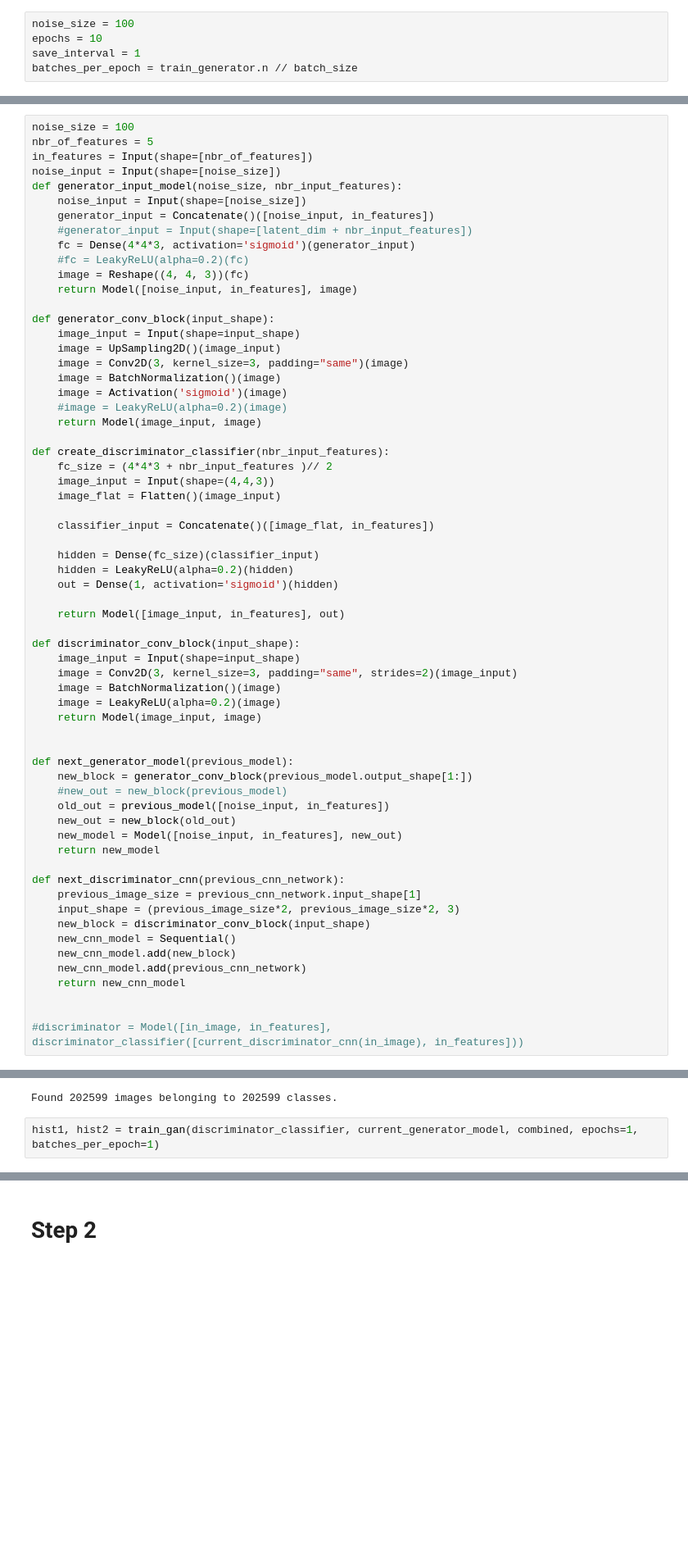
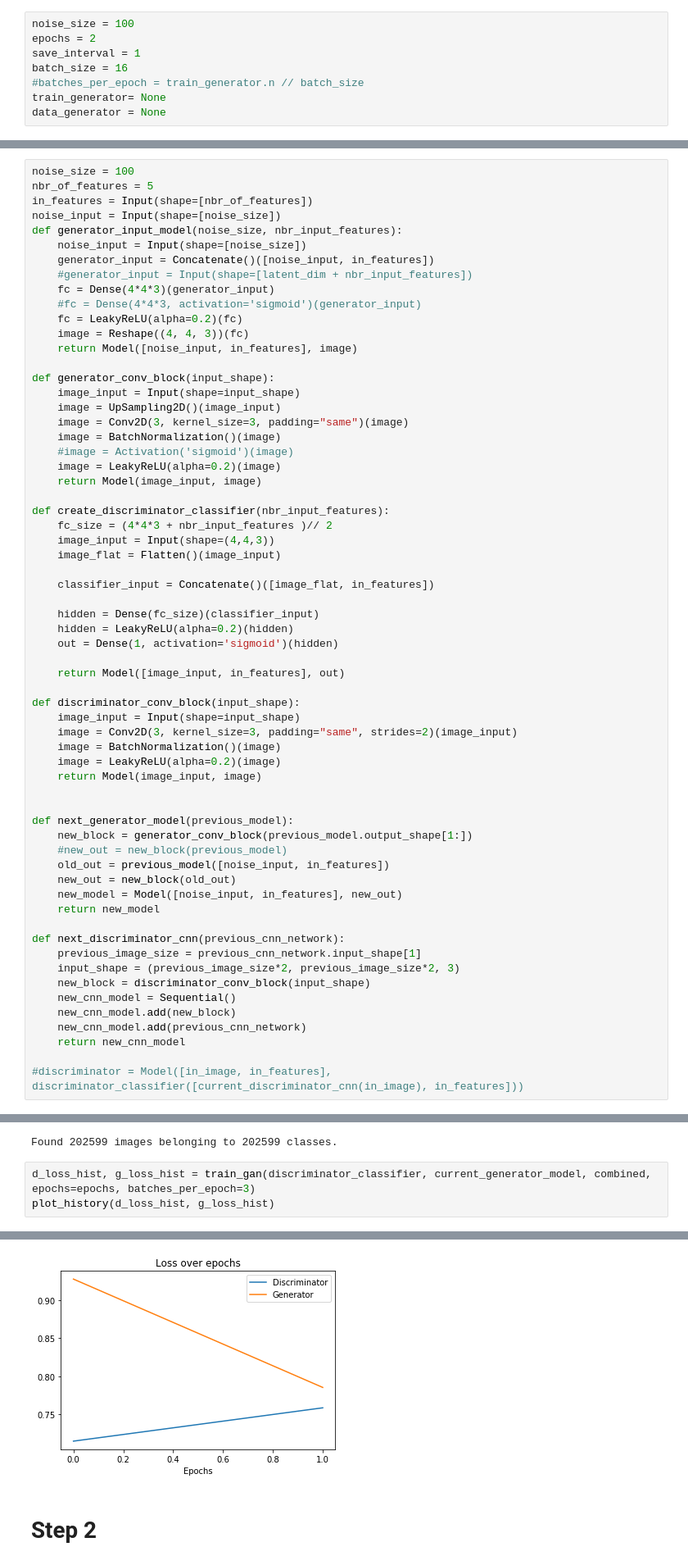
Before and after one commit to isakhjortgren/SSY340-GAN-project, a Jupyter notebook: Project.ipynb, the cells around one changed output, grey strips where cells are left out. Shown: that part at 82% size. Saved outputs shown, nothing was run; the diff lists cells and outputs as text; blank space fills up the shorter version.

```diff
--- a/Project.ipynb
+++ b/Project.ipynb
@@ -71,6 +71,9 @@ plt.imshow(x[10])
 ### Parameters
 # %%
 noise_size = 100
-epochs = 10
+epochs = 2
 save_interval = 1
-batches_per_epoch = train_generator.n // batch_size
+batch_size = 16
+#batches_per_epoch = train_generator.n // batch_size
+train_generator= None
+data_generator = None
@@ -90,8 +91,9 @@ def generator_input_model(noise_size, nbr_input_features):
     noise_input = Input(shape=[noise_size])
     generator_input = Concatenate()([noise_input, in_features])
     #generator_input = Input(shape=[latent_dim + nbr_input_features])
-    fc = Dense(4*4*3, activation='sigmoid')(generator_input)
-    #fc = LeakyReLU(alpha=0.2)(fc)
+    fc = Dense(4*4*3)(generator_input)
+    #fc = Dense(4*4*3, activation='sigmoid')(generator_input)
+    fc = LeakyReLU(alpha=0.2)(fc)
     image = Reshape((4, 4, 3))(fc)
     return Model([noise_input, in_features], image)
 
@@ -100,8 +102,8 @@ def generator_conv_block(input_shape):
     image = UpSampling2D()(image_input)
     image = Conv2D(3, kernel_size=3, padding="same")(image)
     image = BatchNormalization()(image)
-    image = Activation('sigmoid')(image)
-    #image = LeakyReLU(alpha=0.2)(image)
+    #image = Activation('sigmoid')(image)
+    image = LeakyReLU(alpha=0.2)(image)
     return Model(image_input, image)
 
 def create_discriminator_classifier(nbr_input_features):
@@ -142,5 +144,4 @@ def next_discriminator_cnn(previous_cnn_network):
     new_cnn_model.add(previous_cnn_network)
     return new_cnn_model
 
-
 #discriminator = Model([in_image, in_features], discriminator_classifier([current_discriminator_cnn(in_image), in_features]))
@@ -214,6 +308,7 @@ data_generator, train_generator = get_data_generators(4)
 # %% [output]
 Found 202599 images belonging to 202599 classes.
 # %%
-hist1, hist2 = train_gan(discriminator_classifier, current_generator_model, combined, epochs=1, batches_per_epoch=1)
+d_loss_hist, g_loss_hist = train_gan(discriminator_classifier, current_generator_model, combined, epochs=epochs, batches_per_epoch=3)
+plot_history(d_loss_hist, g_loss_hist)
 # %% [output]
 Currently on batch: 0 for epoch: 0
@@ -221,3 +318,4 @@ epoch: 0 [D loss: 0.750597, acc.: 50.00%] [G loss: 0.699679]
+[figure, added]
 # %% [markdown]
 # Step 2
 # %%
```
Also changed, not shown: parts of 12 cells of this notebook.
